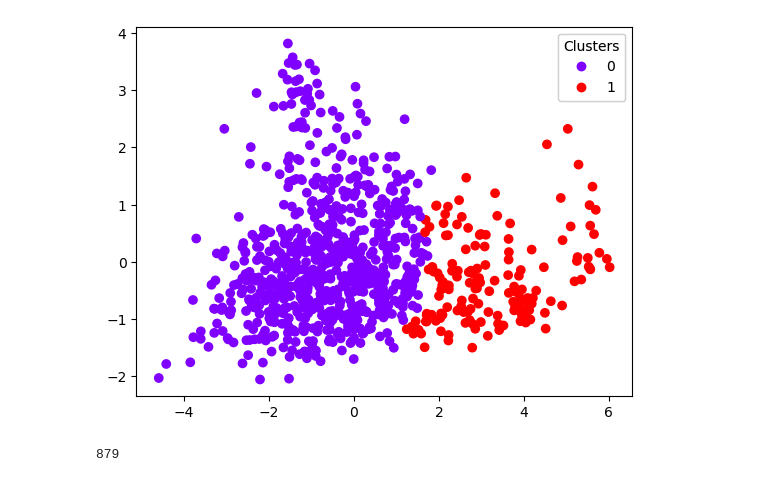
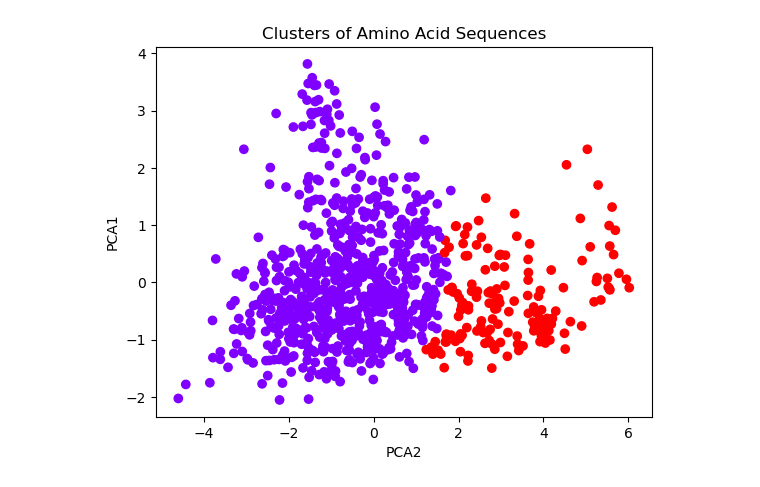
Before and after one commit to lewinsohndp/NLPProject, a Jupyter notebook: cluster_properties.ipynb, the cells around one changed output. Drawn from its saved outputs; the diff is of its cells as text; code cells hidden in the pictures.

```diff
--- a/cluster_properties.ipynb
+++ b/cluster_properties.ipynb
@@ -71,15 +56,0 @@ srPCA = pca.fit_transform(sequence_representations)
-# %%
-cluster_ea = AgglomerativeClustering(n_clusters=2, linkage='ward',affinity='euclidean')
-c = cluster_ea.fit_predict(srPCA)
-
-fig, ax = plt.subplots()
-scatter = ax.scatter(srPCA[:,0], srPCA[:,1], c = cluster_ea.fit_predict(srPCA), cmap='rainbow')
-#scatter = ax.scatter(x, y, c=c, s=s)
-
-# produce a legend with the unique colors from the scatter
-legend1 = ax.legend(*scatter.legend_elements(),
-                    loc="upper right", title="Clusters")
-ax.add_artist(legend1)
-plt.show()
-# %% [output]
-[figure, removed]
@@ -88,5 +57,17 @@ aromaticity = [e.aromaticity() for e in biochemProps]
-# %%
-len(aromaticity)
-# %% [output]
-879
+# %%
+#n is the number of clusters we want
+n = 2
+# %%
+#Creating our clusters
+agglomerativeClusters = AgglomerativeClustering(n_clusters=n, linkage='ward')
+
+#Ploting our clusters
+fig, ax = plt.subplots()
+scatter = ax.scatter(srPCA[:,0], srPCA[:,1], c = agglomerativeClusters.fit_predict(srPCA), cmap='rainbow')
+plt.ylabel('PCA1')
+plt.xlabel('PCA2')
+plt.title('Clusters of Amino Acid Sequences')
+plt.show()
+# %% [output]
+[figure, added]
 # %%
```
Also changed, not shown: parts of 21 cells of this notebook.
